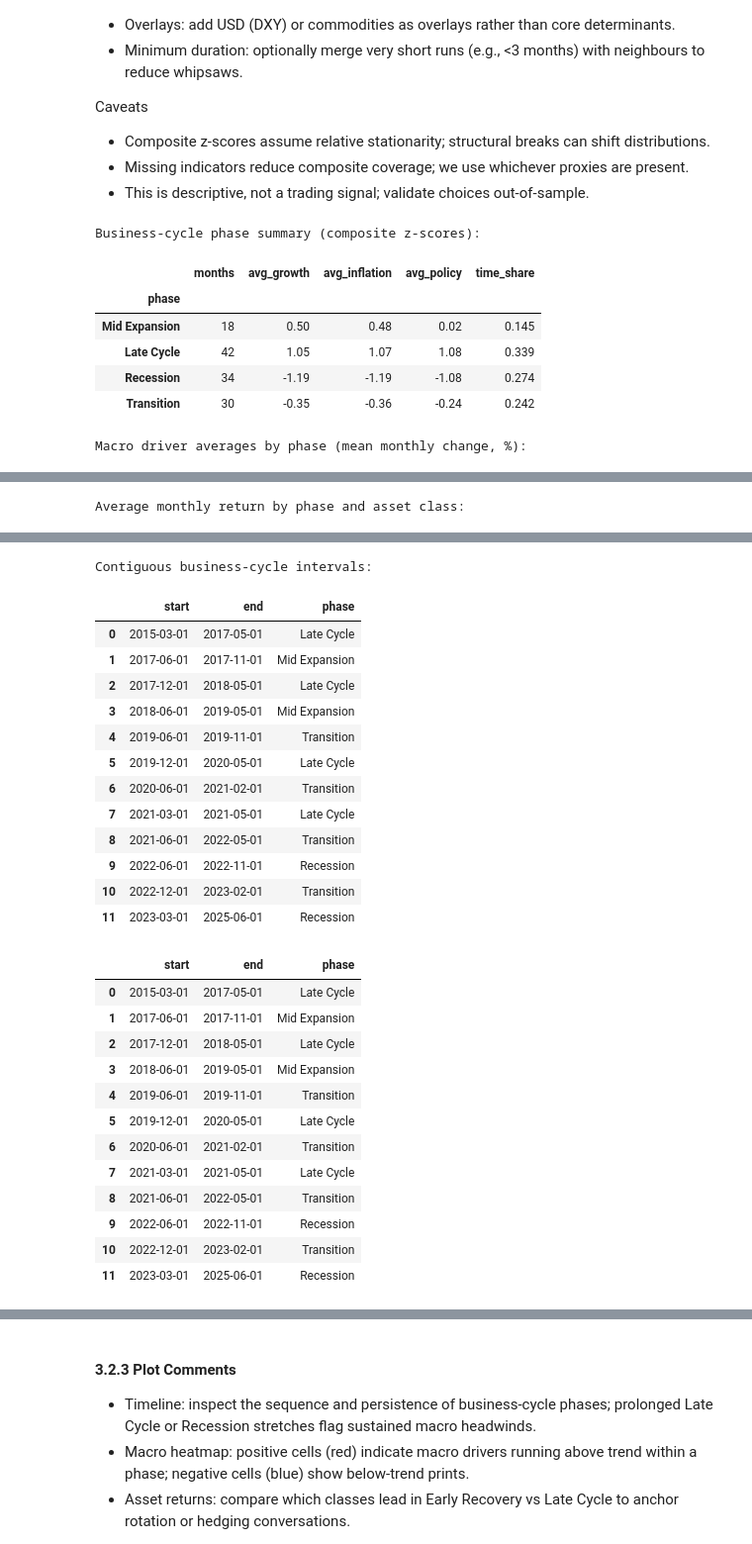
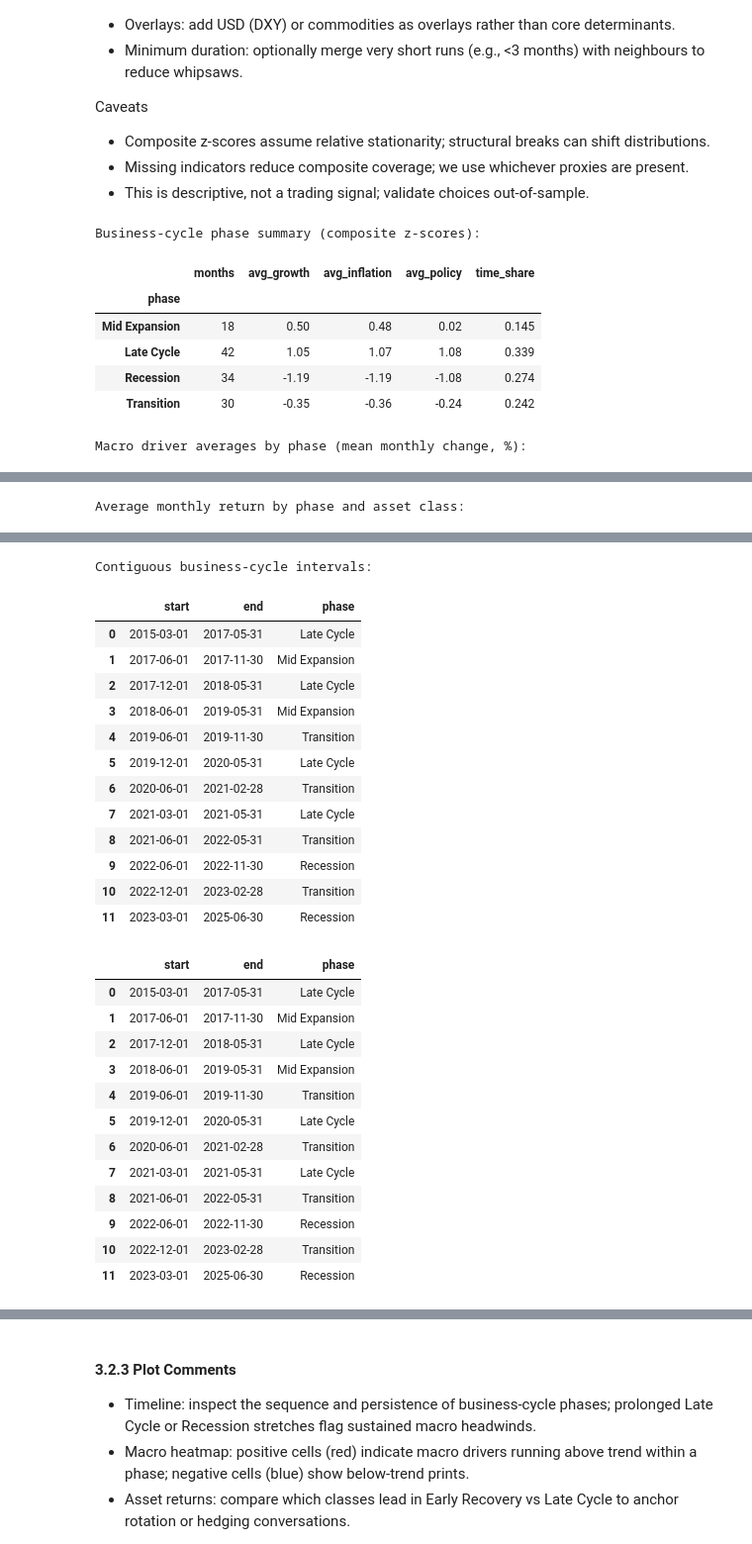
Before and after one commit to kecheng-shi/Nexus-data-preprocessing, a Jupyter notebook: Nexus Data Analysis.ipynb, the cells around one changed output, grey strips where cells are left out. Shown at 99% size. Cells and saved outputs as stored; diff of their text form; code cells hidden in the pictures.

Commit message:
cycle

```diff
--- a/Nexus Data Analysis.ipynb
+++ b/Nexus Data Analysis.ipynb
@@ -1127,7 +1127,9 @@ if not phase_series.empty:
     start = 0
     for idx in range(1, len(labels) + 1):
         if idx == len(labels) or labels[idx] != labels[idx - 1]:
-            phase_segments.append((pd.to_datetime(dates[start]), pd.to_datetime(dates[idx - 1]), labels[idx - 1]))
+            start_ts = pd.to_datetime(dates[start])
+            end_ts = pd.to_datetime(dates[idx - 1]) + pd.offsets.MonthEnd(0)
+            phase_segments.append((start_ts, end_ts, labels[idx - 1]))
             start = idx
 
 phase_periods_df = pd.DataFrame(
@@ -1148,58 +1150,58 @@ display((phase_macro_mean * 100).round(2))
 print("\nAverage monthly return by phase and asset class:")
 display(phase_asset_mean.round(3))
 if not phase_periods_df.empty:
     print("\nContiguous business-cycle intervals:")
     display(phase_periods_df)
     display(phase_periods_df)
 # %% [output]
 Business-cycle phase summary (composite z-scores):
 |  | months | avg_growth | avg_inflation | avg_policy | time_share |
 | phase |  |  |  |  |  |
 | Mid Expansion | 18 | 0.50 | 0.48 | 0.02 | 0.145 |
 | Late Cycle | 42 | 1.05 | 1.07 | 1.08 | 0.339 |
 | Recession | 34 | -1.19 | -1.19 | -1.08 | 0.274 |
 | Transition | 30 | -0.35 | -0.36 | -0.24 | 0.242 |
 Macro driver averages by phase (mean monthly change, %):
 |  | GDP QoQ (annualized) (mom %) | CPI YoY (headline) (mom %) | Fed Funds target (mom %) | ISM manufacturing PMI (mom %) | ... |
 | phase |  |  |  |  | ... |
 | Mid Expansion | 0.52 | 0.17 | 0.17 | 0.17 | ... |
 | Late Cycle | 0.53 | 0.18 | 0.18 | 0.18 | ... |
 | Recession | 0.46 | 0.15 | 0.15 | 0.15 | ... |
 | Transition | 0.49 | 0.16 | 0.16 | 0.16 | ... |
 Average monthly return by phase and asset class:
 |  | Commodities | Convertible Credit | Corporate Credit | Credit Derivatives | Digital Assets | Equities | ... |
 | phase |  |  |  |  |  |  | ... |
 | Mid Expansion | 0.002 | NaN | NaN | 0.002 | 0.002 | 0.002 | ... |
 | Late Cycle | 0.002 | 0.002 | 0.002 | 0.003 | 0.002 | 0.002 | ... |
 | Recession | 0.002 | 0.002 | 0.002 | 0.002 | 0.002 | 0.002 | ... |
 | Transition | 0.002 | 0.001 | 0.002 | 0.002 | 0.002 | 0.002 | ... |
 Contiguous business-cycle intervals:
 |  | start | end | phase |
-| 0 | 2015-03-01 | 2017-05-01 | Late Cycle |
-| 1 | 2017-06-01 | 2017-11-01 | Mid Expansion |
-| 2 | 2017-12-01 | 2018-05-01 | Late Cycle |
-| 3 | 2018-06-01 | 2019-05-01 | Mid Expansion |
-| 4 | 2019-06-01 | 2019-11-01 | Transition |
-| 5 | 2019-12-01 | 2020-05-01 | Late Cycle |
-| 6 | 2020-06-01 | 2021-02-01 | Transition |
-| 7 | 2021-03-01 | 2021-05-01 | Late Cycle |
-| 8 | 2021-06-01 | 2022-05-01 | Transition |
-| 9 | 2022-06-01 | 2022-11-01 | Recession |
-| 10 | 2022-12-01 | 2023-02-01 | Transition |
-| 11 | 2023-03-01 | 2025-06-01 | Recession |
+| 0 | 2015-03-01 | 2017-05-31 | Late Cycle |
+| 1 | 2017-06-01 | 2017-11-30 | Mid Expansion |
+| 2 | 2017-12-01 | 2018-05-31 | Late Cycle |
+| 3 | 2018-06-01 | 2019-05-31 | Mid Expansion |
+| 4 | 2019-06-01 | 2019-11-30 | Transition |
+| 5 | 2019-12-01 | 2020-05-31 | Late Cycle |
+| 6 | 2020-06-01 | 2021-02-28 | Transition |
+| 7 | 2021-03-01 | 2021-05-31 | Late Cycle |
+| 8 | 2021-06-01 | 2022-05-31 | Transition |
+| 9 | 2022-06-01 | 2022-11-30 | Recession |
+| 10 | 2022-12-01 | 2023-02-28 | Transition |
+| 11 | 2023-03-01 | 2025-06-30 | Recession |
 |  | start | end | phase |
-| 0 | 2015-03-01 | 2017-05-01 | Late Cycle |
-| 1 | 2017-06-01 | 2017-11-01 | Mid Expansion |
-| 2 | 2017-12-01 | 2018-05-01 | Late Cycle |
-| 3 | 2018-06-01 | 2019-05-01 | Mid Expansion |
-| 4 | 2019-06-01 | 2019-11-01 | Transition |
-| 5 | 2019-12-01 | 2020-05-01 | Late Cycle |
-| 6 | 2020-06-01 | 2021-02-01 | Transition |
-| 7 | 2021-03-01 | 2021-05-01 | Late Cycle |
-| 8 | 2021-06-01 | 2022-05-01 | Transition |
-| 9 | 2022-06-01 | 2022-11-01 | Recession |
-| 10 | 2022-12-01 | 2023-02-01 | Transition |
-| 11 | 2023-03-01 | 2025-06-01 | Recession |
+| 0 | 2015-03-01 | 2017-05-31 | Late Cycle |
+| 1 | 2017-06-01 | 2017-11-30 | Mid Expansion |
+| 2 | 2017-12-01 | 2018-05-31 | Late Cycle |
+| 3 | 2018-06-01 | 2019-05-31 | Mid Expansion |
+| 4 | 2019-06-01 | 2019-11-30 | Transition |
+| 5 | 2019-12-01 | 2020-05-31 | Late Cycle |
+| 6 | 2020-06-01 | 2021-02-28 | Transition |
+| 7 | 2021-03-01 | 2021-05-31 | Late Cycle |
+| 8 | 2021-06-01 | 2022-05-31 | Transition |
+| 9 | 2022-06-01 | 2022-11-30 | Recession |
+| 10 | 2022-12-01 | 2023-02-28 | Transition |
+| 11 | 2023-03-01 | 2025-06-30 | Recession |
 # %%
 import matplotlib.pyplot as plt
 import matplotlib.dates as mdates
```
Also changed, not shown: parts of 1 cell of this notebook, 1 other file.
